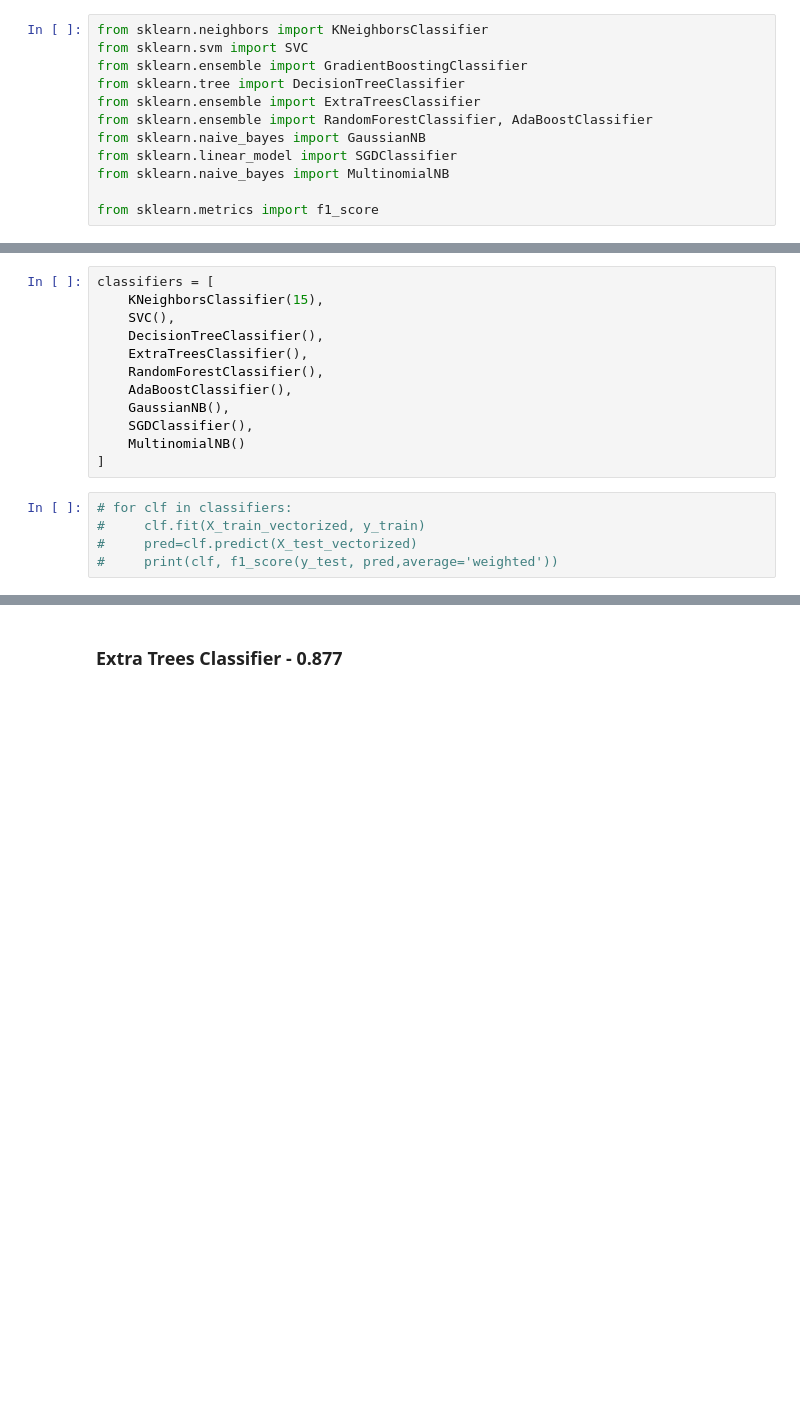
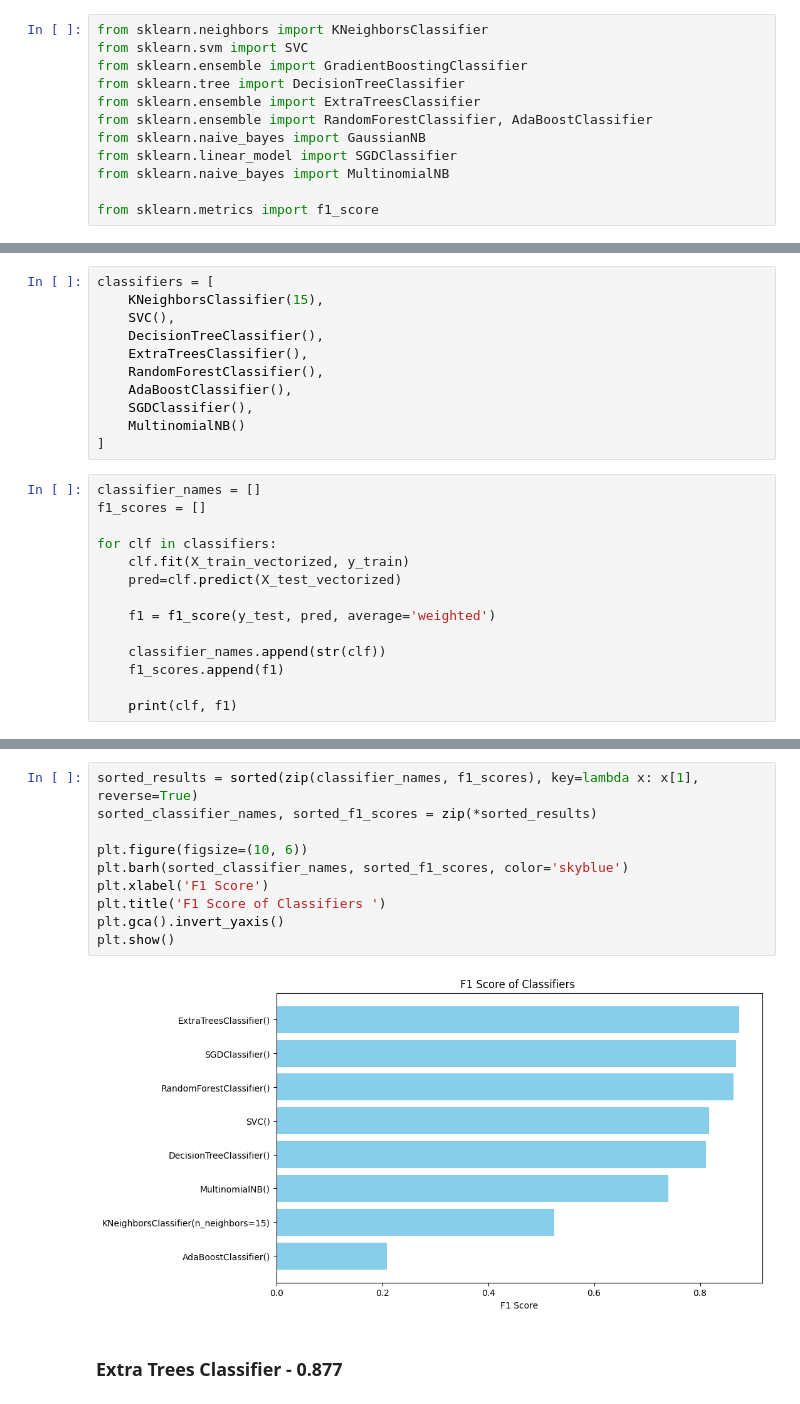
Before and after one commit to Soumya-Vaidya/Wave, a Jupyter notebook: Journal Datasets/Emotions Dataset for NLP CARER/model.ipynb, the cells around one changed output, grey strips where cells are left out. Drawn from its saved outputs; the diff is of its cells as text; blank space fills up the shorter version.

Commit message:
Added graphs for f1 vs model type

```diff
--- a/Journal Datasets/Emotions Dataset for NLP CARER/model.ipynb
+++ b/Journal Datasets/Emotions Dataset for NLP CARER/model.ipynb
@@ -59,12 +57,20 @@ classifiers = [
     ExtraTreesClassifier(),
     RandomForestClassifier(),
     AdaBoostClassifier(),
-    GaussianNB(),
     SGDClassifier(),
     MultinomialNB()
 ]
 # %%
-# for clf in classifiers:
-#     clf.fit(X_train_vectorized, y_train)
-#     pred=clf.predict(X_test_vectorized)
-#     print(clf, f1_score(y_test, pred,average='weighted'))
+classifier_names = []
+f1_scores = []
+
+for clf in classifiers:
+    clf.fit(X_train_vectorized, y_train)
+    pred=clf.predict(X_test_vectorized)
+
+    f1 = f1_score(y_test, pred, average='weighted')
+
+    classifier_names.append(str(clf))
+    f1_scores.append(f1)
+
+    print(clf, f1)
@@ -71,3 +86,15 @@ classifiers = [
+# %%
+sorted_results = sorted(zip(classifier_names, f1_scores), key=lambda x: x[1], reverse=True)
+sorted_classifier_names, sorted_f1_scores = zip(*sorted_results)
+
+plt.figure(figsize=(10, 6))
+plt.barh(sorted_classifier_names, sorted_f1_scores, color='skyblue')
+plt.xlabel('F1 Score')
+plt.title('F1 Score of Classifiers ')
+plt.gca().invert_yaxis()
+plt.show()
+# %% [output]
+[figure, added]
 # %% [markdown]
 ### Extra Trees Classifier - 0.877
 # %%
```
Also changed, not shown: parts of 24 cells of this notebook, 4 other files.
